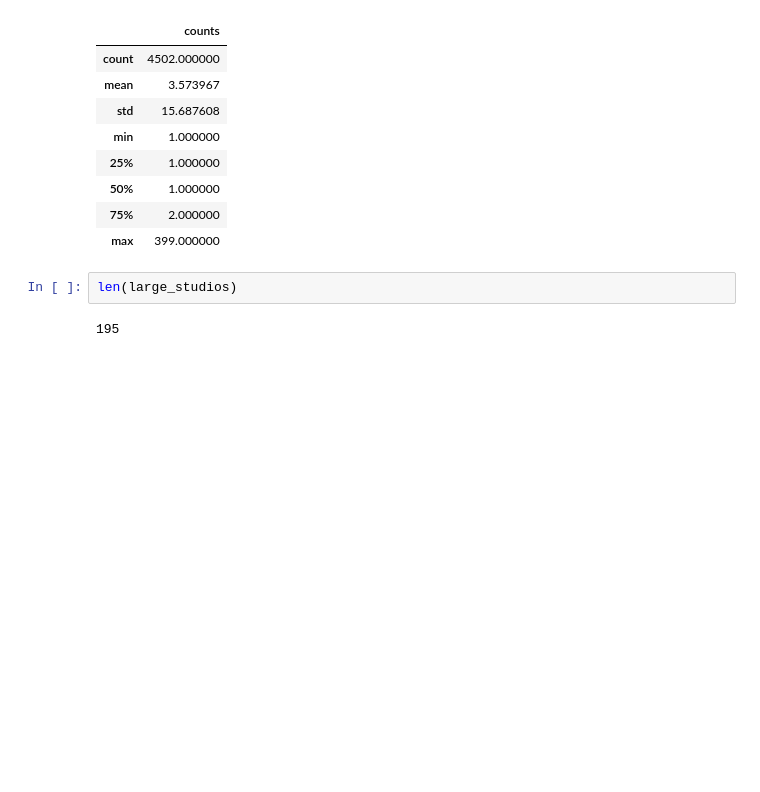
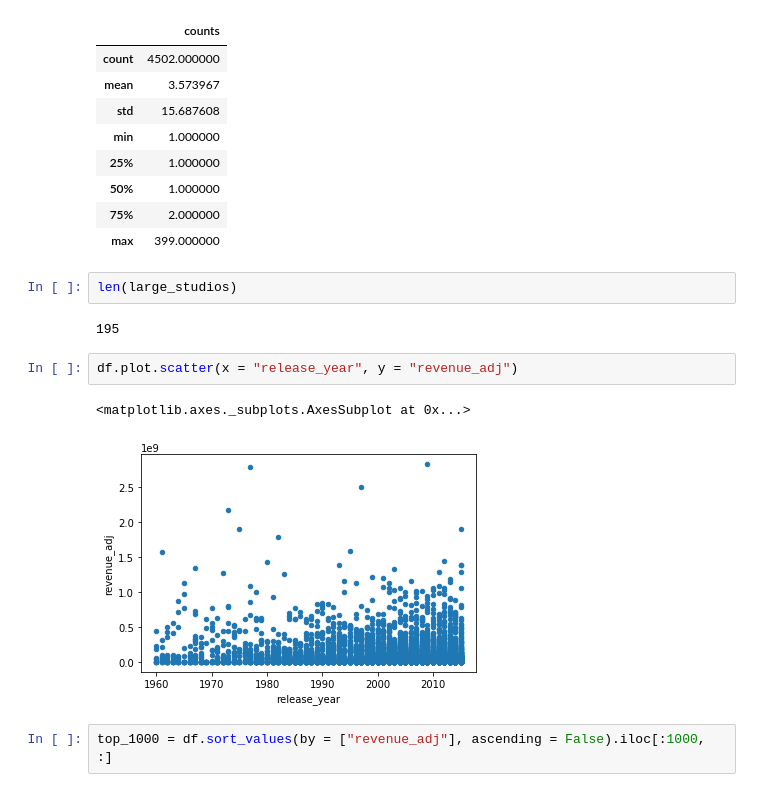
Before and after one commit to jtanquil/data_analyst_nanodegree, a Jupyter notebook: project2/Untitled.ipynb, the cells around one changed output. Saved outputs shown, nothing was run; the diff lists cells and outputs as text; blank space fills up the shorter version.

Commit message:
more visualizations

```diff
--- a/project2/Untitled.ipynb
+++ b/project2/Untitled.ipynb
@@ -1196,3 +1196,10 @@ pd.DataFrame({"counts": list(studio_counts.values())}, index = studio_counts.key
 len(large_studios)
 # %% [output]
 195
+# %%
+df.plot.scatter(x = "release_year", y = "revenue_adj")
+# %% [output]
+<matplotlib.axes._subplots.AxesSubplot at 0x...>
+[figure, added]
+# %%
+top_1000 = df.sort_values(by = ["revenue_adj"], ascending = False).iloc[:1000, :]
```
Also changed, not shown: parts of 15 cells of this notebook.
